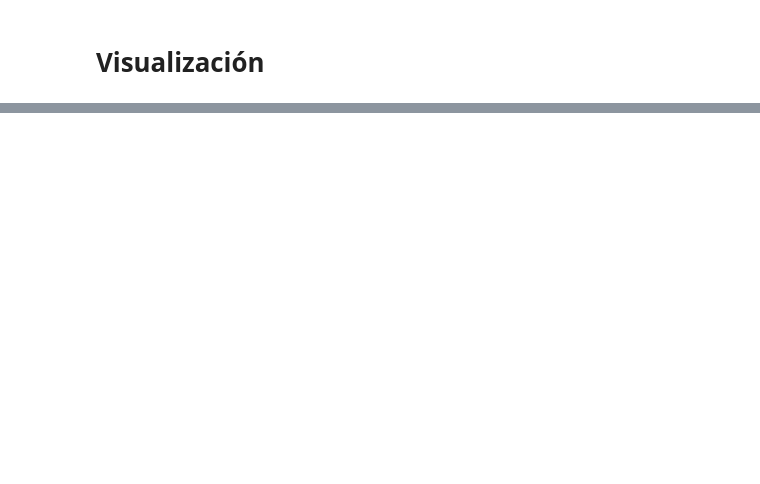
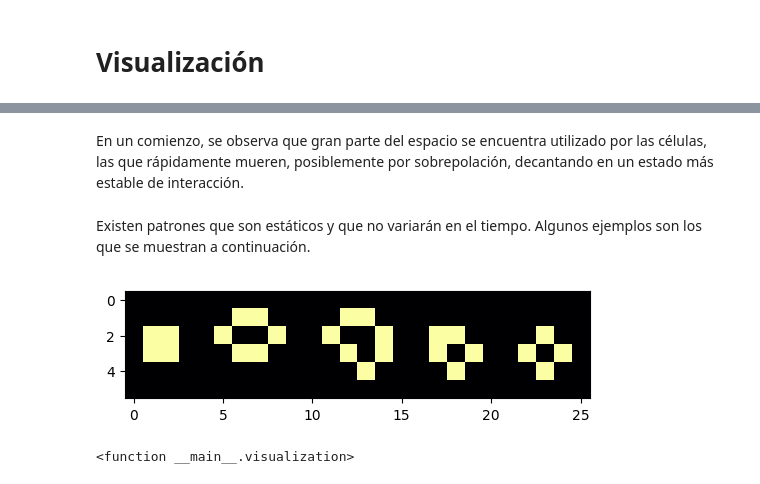
Before and after one commit to fchacon20/SciProg, a Jupyter notebook: Project/Game of Life.ipynb, the cells around one changed output, grey strips where cells are left out. Cells and saved outputs as stored; diff of their text form; code cells hidden in the pictures; blank space fills up the shorter version.

```diff
--- a/Project/Game of Life.ipynb
+++ b/Project/Game of Life.ipynb
@@ -176,0 +206,10 @@ array([[0, 0, 0, 1, 0, 1, 0, 1, 1, 0],
+# %% [markdown]
+En un comienzo, se observa que gran parte del espacio se encuentra utilizado por las células, las que rápidamente mueren, posiblemente por sobrepolación, decantando en un estado más estable de interacción.
+# %% [markdown]
+Existen patrones que son estáticos y que no variarán en el tiempo. Algunos ejemplos son los que se muestran a continuación.
+# %%
+solutions=[]
+interact(visualization, original=fixed(cellsDic["forever"]), it = (0,100,1))
+# %% [output]
+[figure, added]
+<function __main__.visualization>
```
Also changed, not shown: parts of 22 cells of this notebook.
